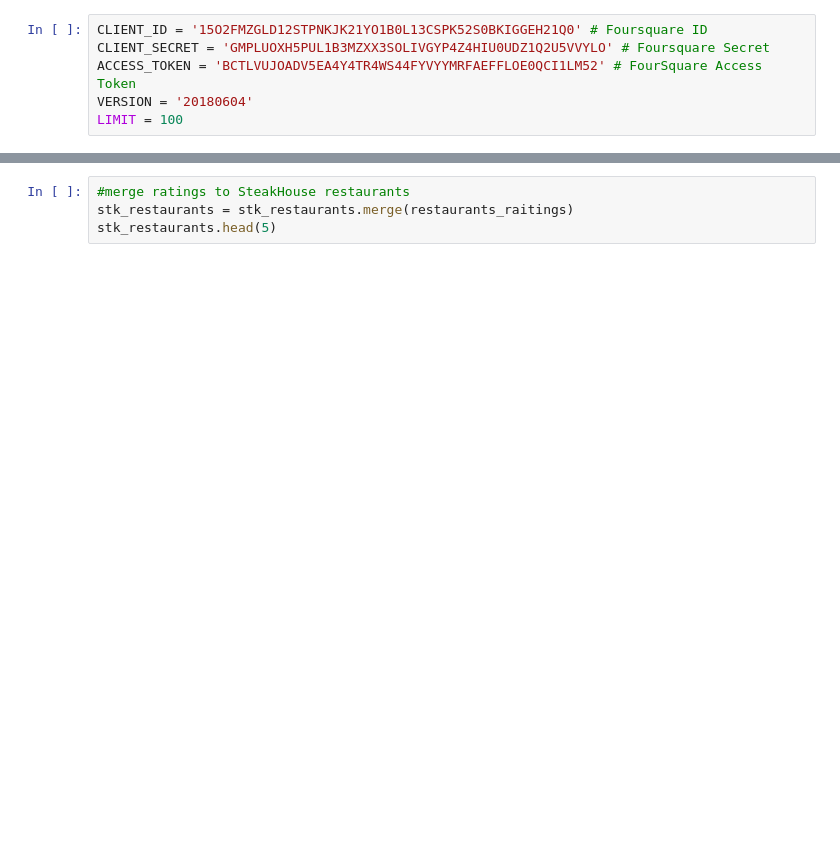
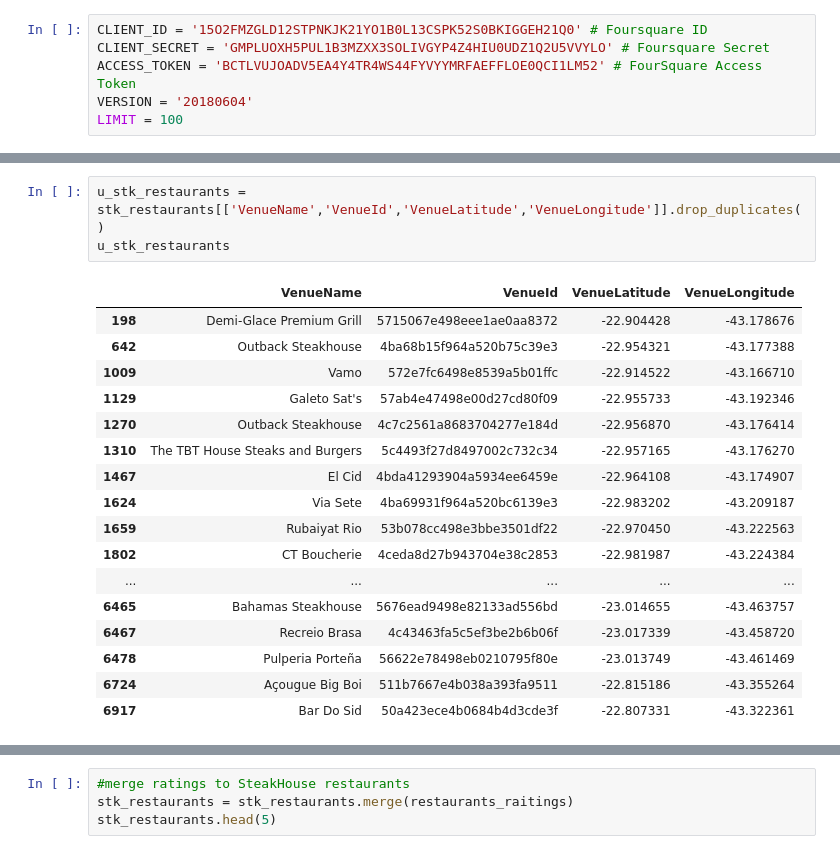
Before and after one commit to jgusso/Final_Capstone1, a Jupyter notebook: Final Capstone.ipynb, the cells around one changed output, grey strips where cells are left out. Saved outputs shown, nothing was run; the diff lists cells and outputs as text; blank space fills up the shorter version.

```diff
--- a/Final Capstone.ipynb
+++ b/Final Capstone.ipynb
@@ -356,3 +348,24 @@ Percentage of Steakhouse: 3.90%
+# %%
+u_stk_restaurants = stk_restaurants[['VenueName','VenueId','VenueLatitude','VenueLongitude']].drop_duplicates()
+u_stk_restaurants
+# %% [output]
+|  | VenueName | VenueId | VenueLatitude | VenueLongitude |
+| 198 | Demi-Glace Premium Grill | 5715067e498eee1ae0aa8372 | -22.904428 | -43.178676 |
+| 642 | Outback Steakhouse | 4ba68b15f964a520b75c39e3 | -22.954321 | -43.177388 |
+| 1009 | Vamo | 572e7fc6498e8539a5b01ffc | -22.914522 | -43.166710 |
+| 1129 | Galeto Sat's | 57ab4e47498e00d27cd80f09 | -22.955733 | -43.192346 |
+| 1270 | Outback Steakhouse | 4c7c2561a8683704277e184d | -22.956870 | -43.176414 |
+| 1310 | The TBT House Steaks and Burgers | 5c4493f27d8497002c732c34 | -22.957165 | -43.176270 |
+| 1467 | El Cid | 4bda41293904a5934ee6459e | -22.964108 | -43.174907 |
+| 1624 | Via Sete | 4ba69931f964a520bc6139e3 | -22.983202 | -43.209187 |
+| 1659 | Rubaiyat Rio | 53b078cc498e3bbe3501df22 | -22.970450 | -43.222563 |
+| 1802 | CT Boucherie | 4ceda8d27b943704e38c2853 | -22.981987 | -43.224384 |
+| ... | ... | ... | ... | ... |
+| 6465 | Bahamas Steakhouse | 5676ead9498e82133ad556bd | -23.014655 | -43.463757 |
+| 6467 | Recreio Brasa | 4c43463fa5c5ef3be2b6b06f | -23.017339 | -43.458720 |
+| 6478 | Pulperia Porteña | 56622e78498eb0210795f80e | -23.013749 | -43.461469 |
+| 6724 | Açougue Big Boi | 511b7667e4b038a393fa9511 | -22.815186 | -43.355264 |
+| 6917 | Bar Do Sid | 50a423ece4b0684b4d3cde3f | -22.807331 | -43.322361 |
 # %%
 
 # get counts of restaurants in each Neighborhood
```
Also changed, not shown: parts of 16 cells of this notebook.
